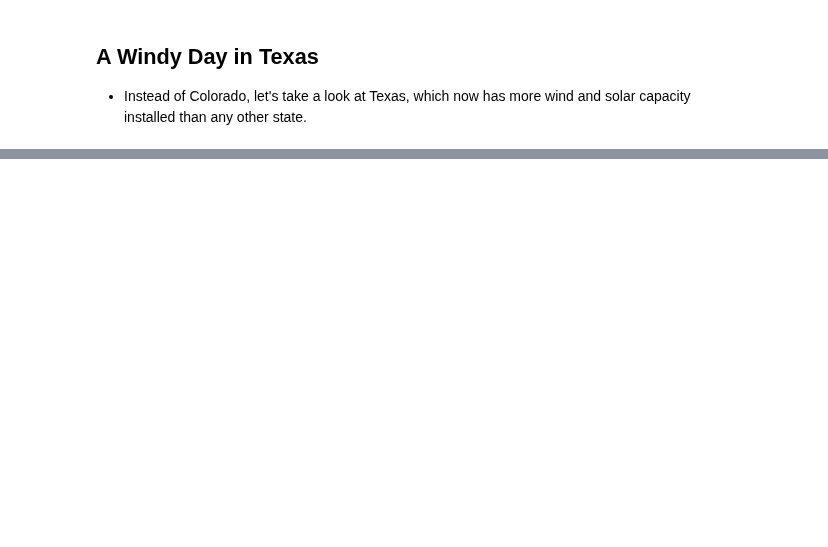
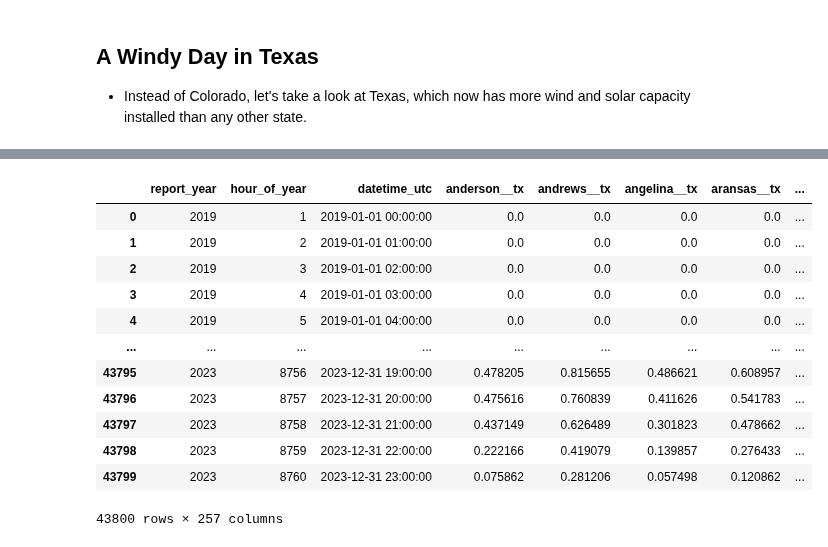
Before and after one commit to catalyst-cooperative/pudl-examples, a Jupyter notebook: 04-renewable-generation-profiles.ipynb, the cells around one changed output, grey strips where cells are left out. Cells and saved outputs as stored; diff of their text form; code cells hidden in the pictures; blank space fills up the shorter version.

```diff
--- a/04-renewable-generation-profiles.ipynb
+++ b/04-renewable-generation-profiles.ipynb
@@ -381,0 +472,22 @@ random_county_id_fips
+# %%
+texas_solar_csv = pd.read_csv(
+    "capacity_factor_solar_pv.csv",
+    parse_dates=["datetime_utc"],
+    engine="pyarrow",
+    dtype_backend="pyarrow",
+)
+texas_solar_csv
+# %% [output]
+|  | report_year | hour_of_year | datetime_utc | anderson__tx | andrews__tx | angelina__tx | aransas__tx | ... |
+| 0 | 2019 | 1 | 2019-01-01 00:00:00 | 0.0 | 0.0 | 0.0 | 0.0 | ... |
+| 1 | 2019 | 2 | 2019-01-01 01:00:00 | 0.0 | 0.0 | 0.0 | 0.0 | ... |
+| 2 | 2019 | 3 | 2019-01-01 02:00:00 | 0.0 | 0.0 | 0.0 | 0.0 | ... |
+| 3 | 2019 | 4 | 2019-01-01 03:00:00 | 0.0 | 0.0 | 0.0 | 0.0 | ... |
+| 4 | 2019 | 5 | 2019-01-01 04:00:00 | 0.0 | 0.0 | 0.0 | 0.0 | ... |
+| ... | ... | ... | ... | ... | ... | ... | ... | ... |
+| 43795 | 2023 | 8756 | 2023-12-31 19:00:00 | 0.478205 | 0.815655 | 0.486621 | 0.608957 | ... |
+| 43796 | 2023 | 8757 | 2023-12-31 20:00:00 | 0.475616 | 0.760839 | 0.411626 | 0.541783 | ... |
+| 43797 | 2023 | 8758 | 2023-12-31 21:00:00 | 0.437149 | 0.626489 | 0.301823 | 0.478662 | ... |
+| 43798 | 2023 | 8759 | 2023-12-31 22:00:00 | 0.222166 | 0.419079 | 0.139857 | 0.276433 | ... |
+| 43799 | 2023 | 8760 | 2023-12-31 23:00:00 | 0.075862 | 0.281206 | 0.057498 | 0.120862 | ... |
+43800 rows × 257 columns
```
Also changed, not shown: parts of 37 cells of this notebook.
